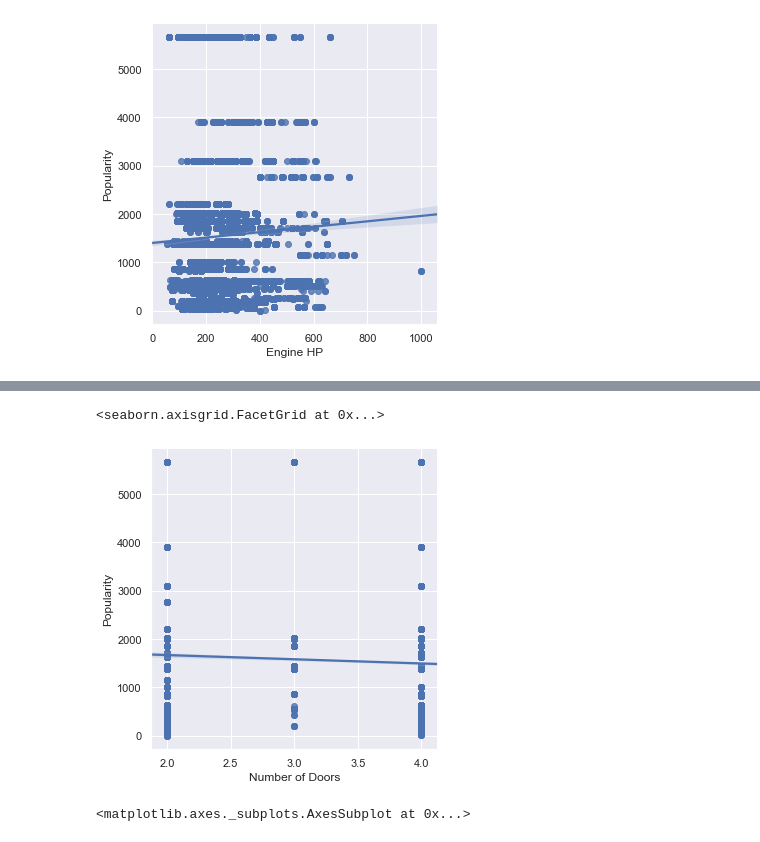
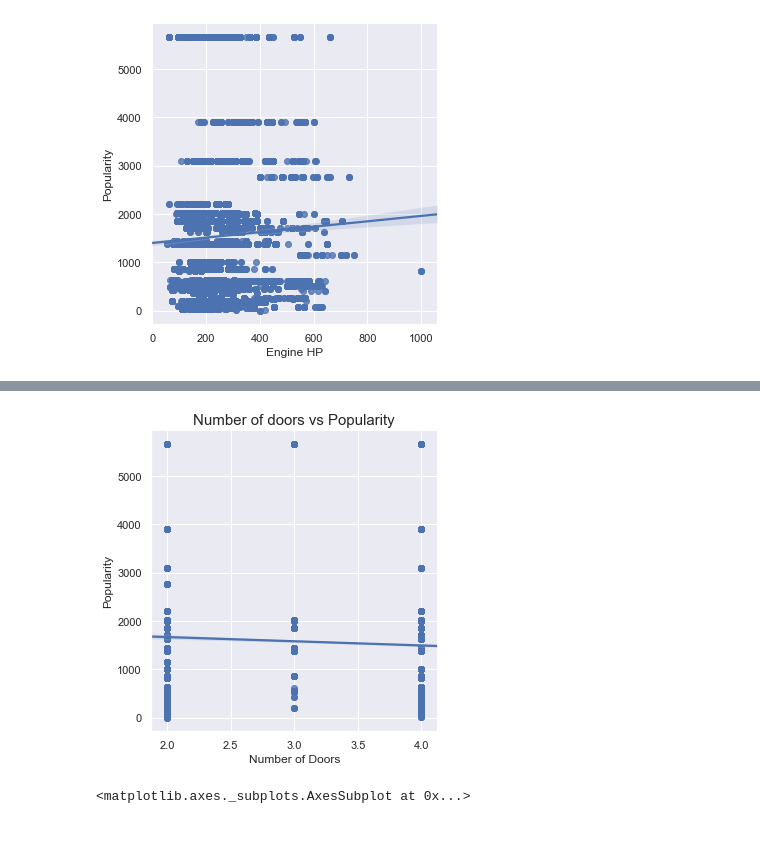
Before and after one commit to suhasmaddali/Car-Prices-Prediction, a Jupyter notebook: Car Prices Prediction Using Machine Learning .ipynb, the cells around one changed output, grey strips where cells are left out. Saved outputs shown, nothing was run; the diff lists cells and outputs as text; code cells hidden in the pictures.

```diff
--- a/Car Prices Prediction Using Machine Learning .ipynb
+++ b/Car Prices Prediction Using Machine Learning .ipynb
@@ -308,8 +301,9 @@ sns.lmplot(x = 'Engine Cylinders', y = 'Popularity', data = data)
 # %%
 sns.lmplot(x = 'Number of Doors', y = 'Popularity', data = data)
+plt.title("Number of doors vs Popularity", fontsize = 15)
+plt.show()
 # %% [output]
-<seaborn.axisgrid.FacetGrid at 0x...>
-[figure, old version]
+[figure, new version]
 # %%
 plt.figure(figsize = (15, 15))
 numeric_columns = ['Engine HP', 'Engine Cylinders', 'Number of Doors', 'highway MPG', 'city mpg', 'Popularity']
```
Also changed, not shown: parts of 54 cells of this notebook.
